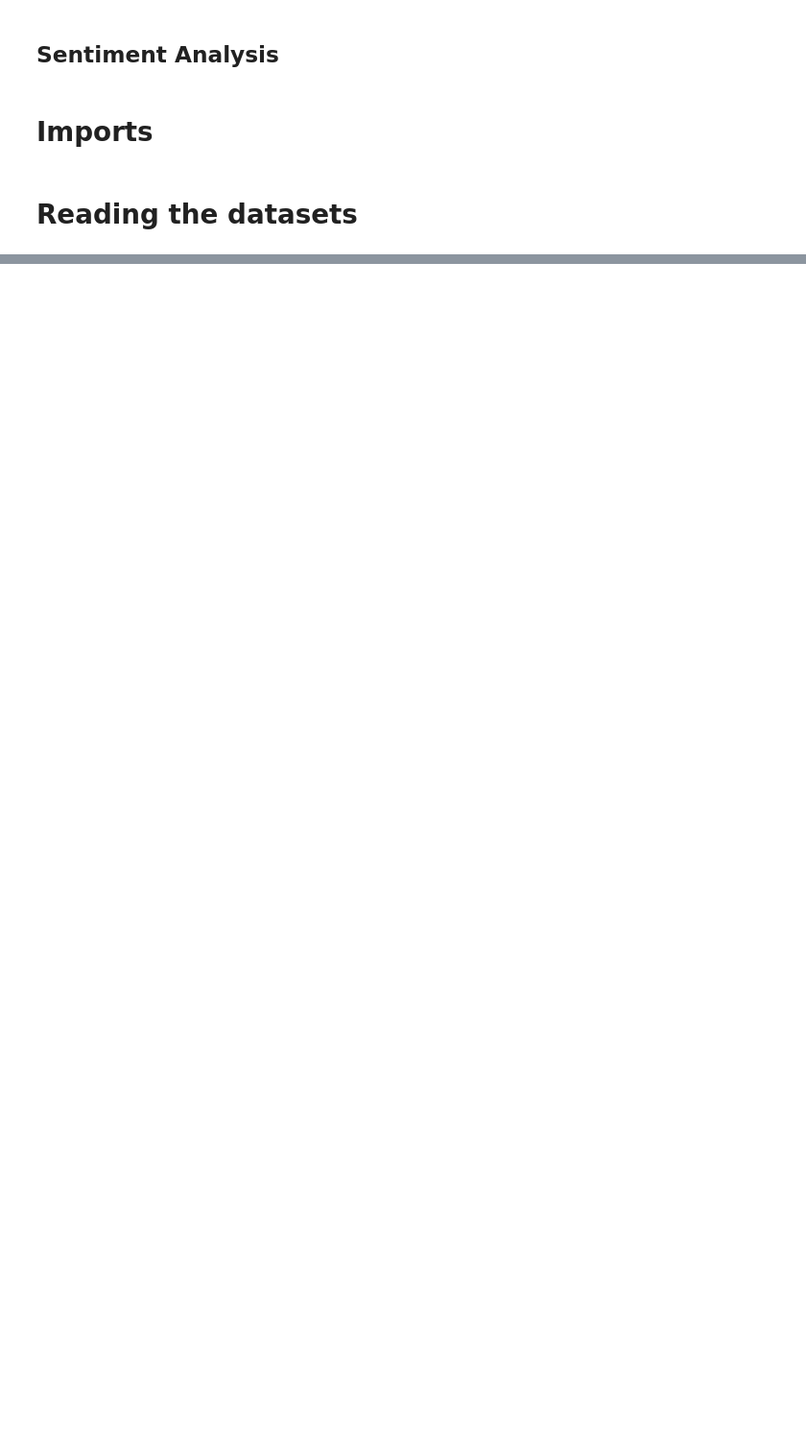
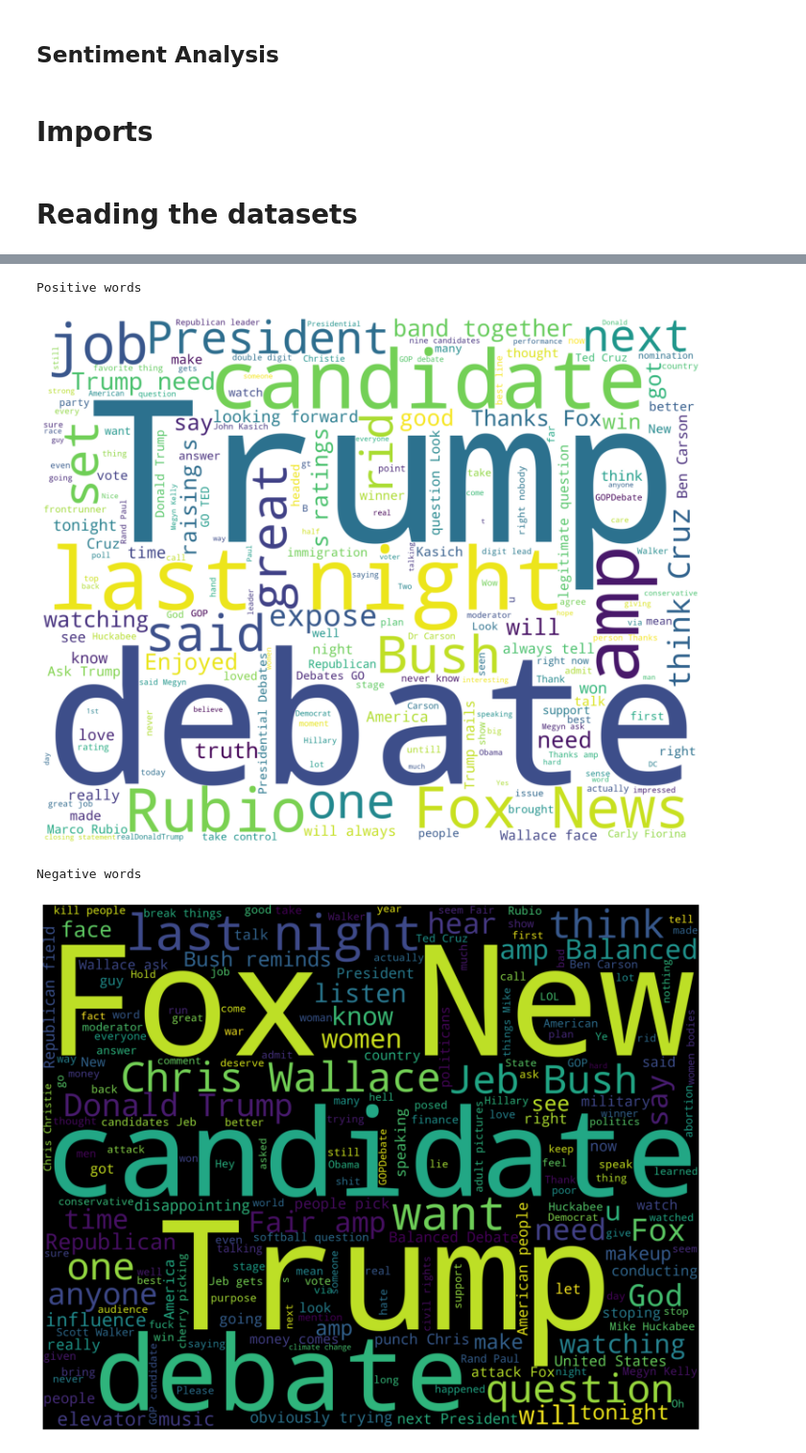
Before and after one commit to annagossner/mba_textmining, a Jupyter notebook: SentimentAnalysis.ipynb, the cells around one changed output, grey strips where cells are left out. Shown: that part at 96% size. Saved outputs shown, nothing was run; the diff lists cells and outputs as text; code cells hidden in the pictures; blank space fills up the shorter version.

```diff
--- a/SentimentAnalysis.ipynb
+++ b/SentimentAnalysis.ipynb
@@ -22,0 +66,5 @@ data.shape
+# %%
+# Splitting the dataset into train and test set
+train, test = train_test_split(data,test_size = 0.1)
+# Removing neutral sentiments
+train = train[train.sentiment != "Neutral"]
@@ -22,0 +116,33 @@ data.shape
+# %%
+train_pos = train[ train['sentiment'] == 'Positive']
+train_pos = train_pos['text']
+train_neg = train[ train['sentiment'] == 'Negative']
+train_neg = train_neg['text']
+
+def wordcloud_draw(data, color = 'black'):
+    words = ' '.join(data)
+    cleaned_word = " ".join([word for word in words.split()
+                            if 'http' not in word
+                                and not word.startswith('@')
+                                and not word.startswith('#')
+                                and word != 'RT'
+                            ])
+    wordcloud = WordCloud(stopwords=STOPWORDS,
+                      background_color=color,
+                      width=2500,
+                      height=2000
+                     ).generate(cleaned_word)
+    plt.figure(1,figsize=(13, 13))
+    plt.imshow(wordcloud)
+    plt.axis('off')
+    plt.show()
+
+print("Positive words")
+wordcloud_draw(train_pos,'white')
+print("Negative words")
+wordcloud_draw(train_neg)
+# %% [output]
+Positive words
+[figure, added]
+Negative words
+[figure, added]
```
Also changed, not shown: parts of 20 cells of this notebook.
